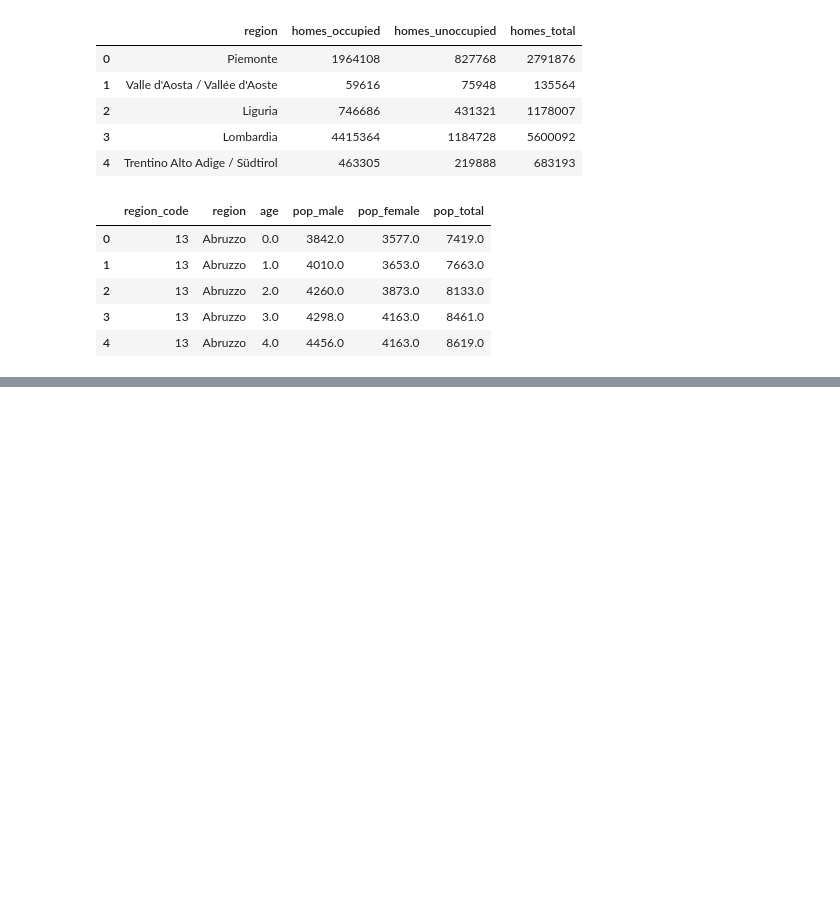
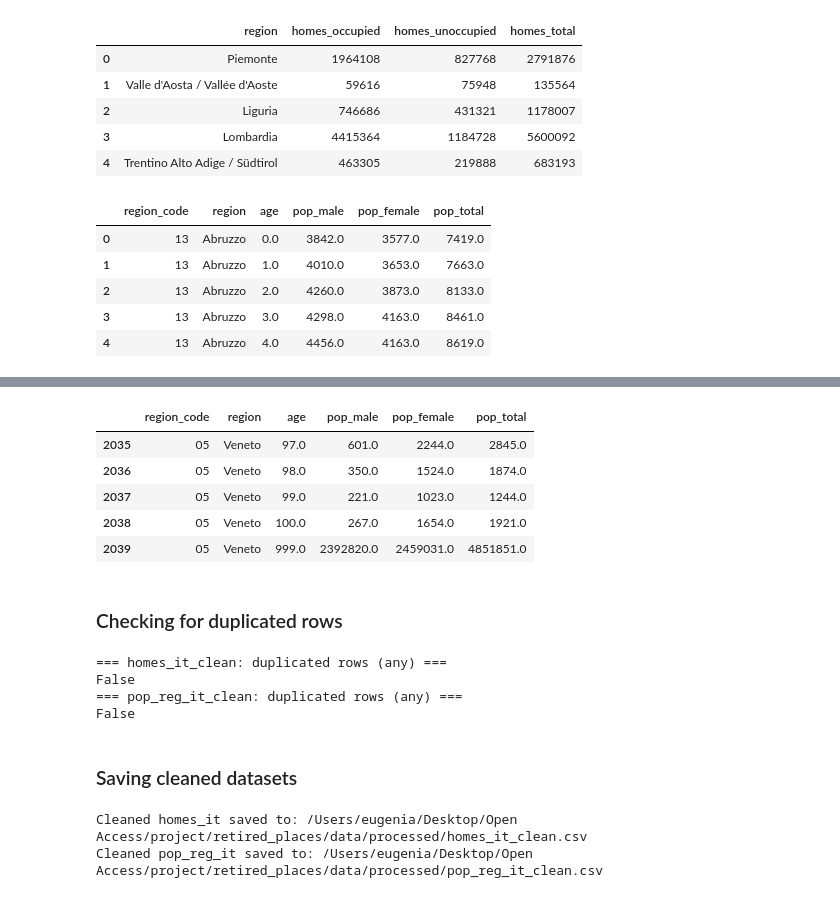
Before and after one commit to eugeniavd/retired_places, a Jupyter notebook: analysis/notebooks/01_italy_cleaning.ipynb, the cells around one changed output, grey strips where cells are left out. Saved outputs shown, nothing was run; the diff lists cells and outputs as text; code cells hidden in the pictures; blank space fills up the shorter version.

```diff
--- a/analysis/notebooks/01_italy_cleaning.ipynb
+++ b/analysis/notebooks/01_italy_cleaning.ipynb
@@ -209,0 +286,11 @@ dtype: object
+# %%
+pop_reg_it_clean = pop_reg_it_clean.dropna(how="all").reset_index(drop=True)
+
+pop_reg_it_clean = (
+    pop_reg_it_clean[
+        ~pop_reg_it_clean["region_code"].astype(str).str.startswith("Nota:")
+    ]
+    .reset_index(drop=True)
+)
+
+print(pop_reg_it_clean.info())
@@ -209,0 +312,37 @@ dtype: object
+# %%
+pop_reg_it_clean.tail()
+# %% [output]
+|  | region_code | region | age | pop_male | pop_female | pop_total |
+| 2035 | 05 | Veneto | 97.0 | 601.0 | 2244.0 | 2845.0 |
+| 2036 | 05 | Veneto | 98.0 | 350.0 | 1524.0 | 1874.0 |
+| 2037 | 05 | Veneto | 99.0 | 221.0 | 1023.0 | 1244.0 |
+| 2038 | 05 | Veneto | 100.0 | 267.0 | 1654.0 | 1921.0 |
+| 2039 | 05 | Veneto | 999.0 | 2392820.0 | 2459031.0 | 4851851.0 |
+# %% [markdown]
+### Checking for duplicated rows
+# %%
+print("=== homes_it_clean: duplicated rows (any) ===")
+print(homes_it_clean.duplicated().any())
+
+print("=== pop_reg_it_clean: duplicated rows (any) ===")
+print(pop_reg_it_clean.duplicated().any())
+# %% [output]
+=== homes_it_clean: duplicated rows (any) ===
+False
+=== pop_reg_it_clean: duplicated rows (any) ===
+False
+# %% [markdown]
+### Saving cleaned datasets
+# %%
+# save cleaned datasets
+homes_out_path = PROCESSED / "homes_it_clean.csv"
+pop_out_path = PROCESSED / "pop_reg_it_clean.csv"
+
+homes_it_clean.to_csv(homes_out_path, index=False)
+pop_reg_it_clean.to_csv(pop_out_path, index=False)
+
+print(f"Cleaned homes_it saved to: {homes_out_path}")
+print(f"Cleaned pop_reg_it saved to: {pop_out_path}")
+# %% [output]
+Cleaned homes_it saved to: /Users/eugenia/Desktop/Open Access/project/retired_places/data/processed/homes_it_clean.csv
+Cleaned pop_reg_it saved to: /Users/eugenia/Desktop/Open Access/project/retired_places/data/processed/pop_reg_it_clean.csv
```
Also changed, not shown: parts of 23 cells of this notebook, 16 other files.
